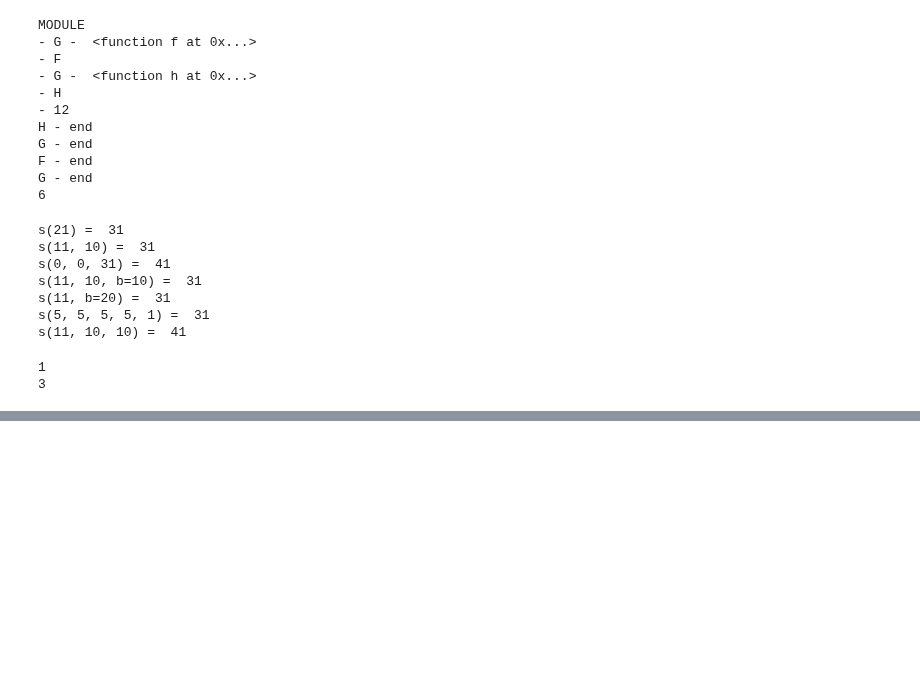
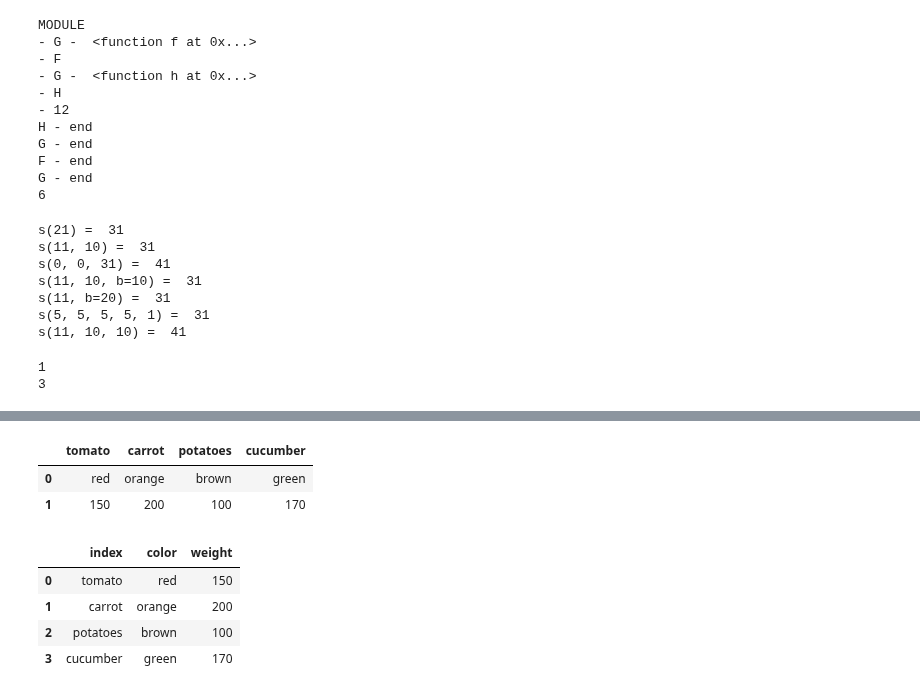
Before and after one commit to Sinrez/pyCoursera, a Jupyter notebook: req.ipynb, the cells around one changed output, grey strips where cells are left out. Saved outputs shown, nothing was run; the diff lists cells and outputs as text; code cells hidden in the pictures; blank space fills up the shorter version.

```diff
--- a/req.ipynb
+++ b/req.ipynb
@@ -156,0 +273,16 @@ print(x)
+# %%
+df = pd.DataFrame({'tomato': ['red', 150], 'carrot':['orange', 200], 'potatoes':['brown', 100], 'cucumber':['green', 170]})
+df
+# %% [output]
+|  | tomato | carrot | potatoes | cucumber |
+| 0 | red | orange | brown | green |
+| 1 | 150 | 200 | 100 | 170 |
+# %%
+df = pd.DataFrame({'index': ['tomato', 'carrot', 'potatoes', 'cucumber'], 'color': ['red', 'orange', 'brown', 'green'], 'weight': [150, 200, 100, 170]})
+df
+# %% [output]
+|  | index | color | weight |
+| 0 | tomato | red | 150 |
+| 1 | carrot | orange | 200 |
+| 2 | potatoes | brown | 100 |
+| 3 | cucumber | green | 170 |
```
Also changed, not shown: parts of 13 cells of this notebook.
